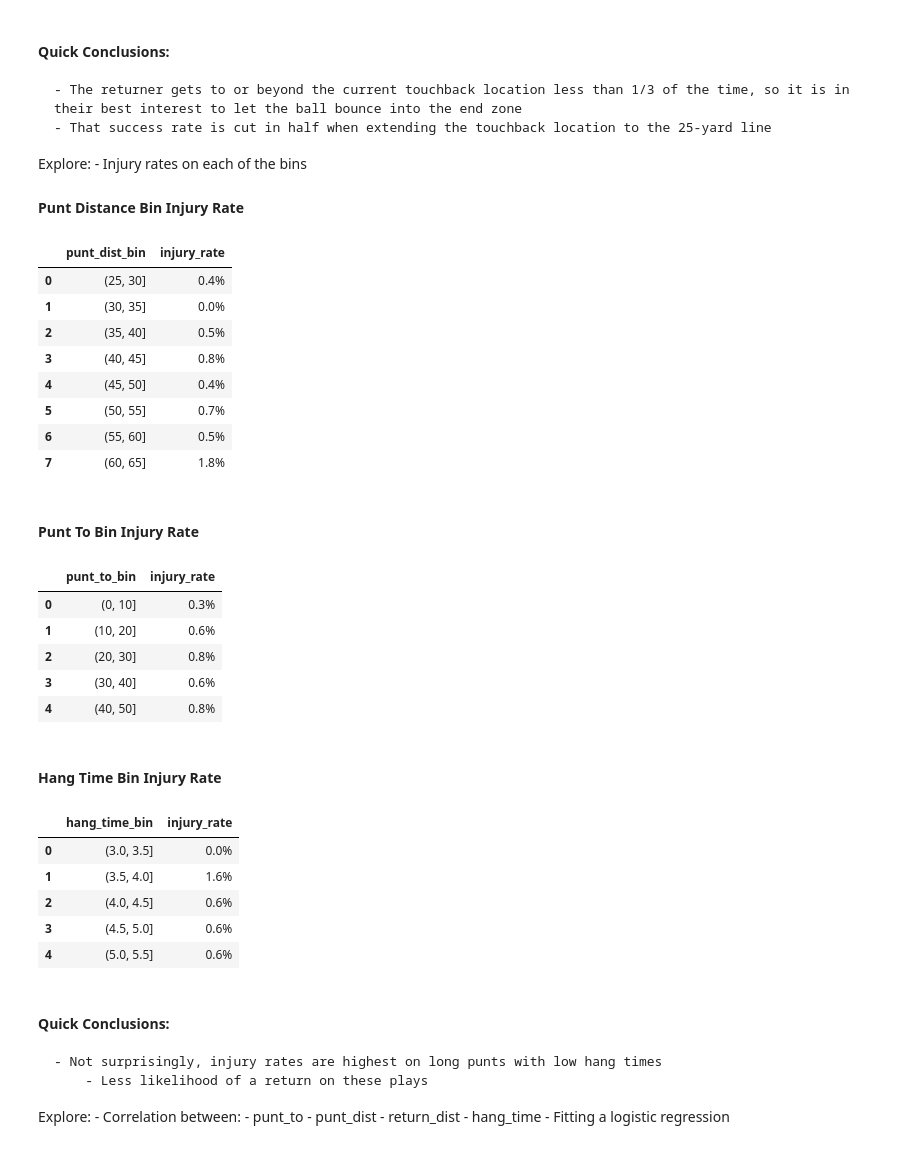
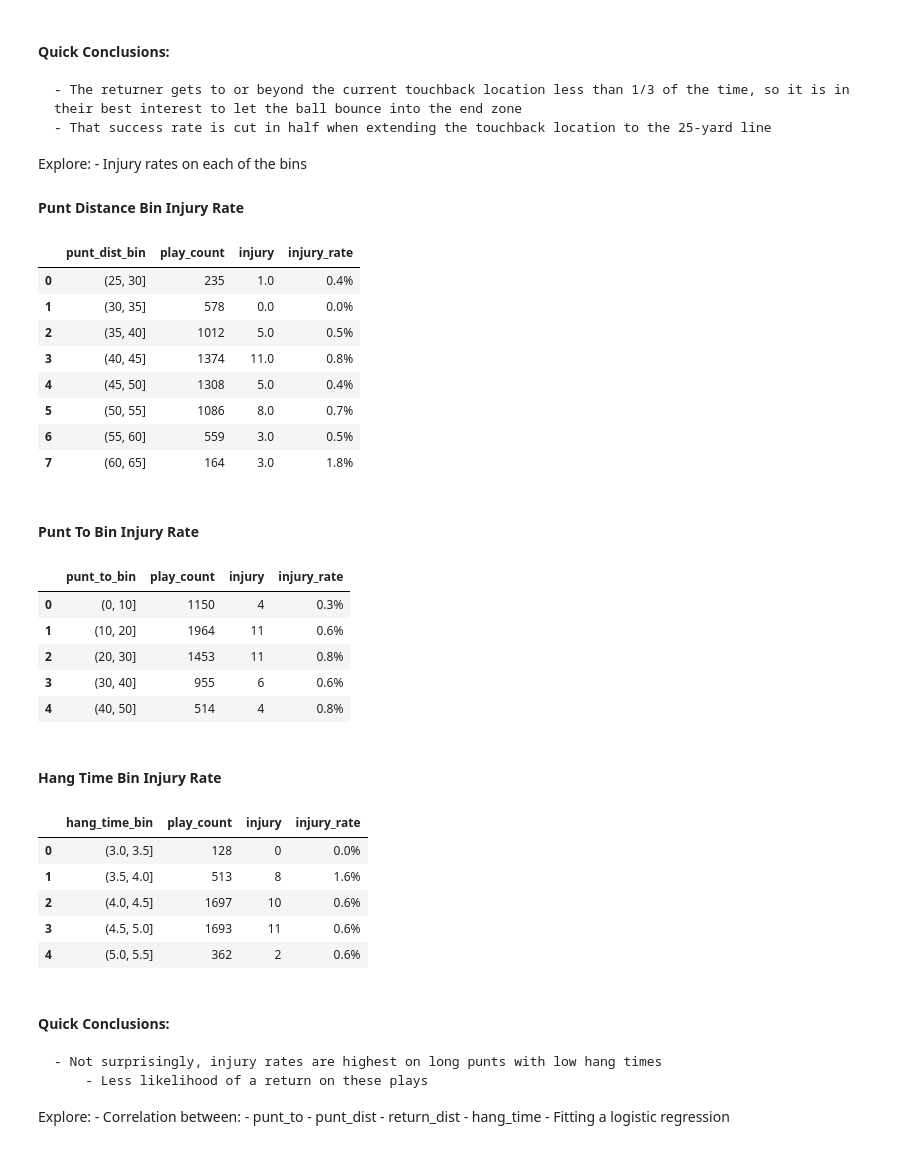
Before and after one commit to mtodisco10/nfl-punt-analytics, a Jupyter notebook: nfl_punt_script.ipynb, the cells around one changed output. Drawn from its saved outputs; the diff is of its cells as text; code cells hidden in the pictures.

```diff
--- a/nfl_punt_script.ipynb
+++ b/nfl_punt_script.ipynb
@@ -1174,27 +1258,27 @@ Explore:
 # %%
 pdd = pdd.merge(video_review[['Season_Year', 'GameKey', 'PlayID', 'GSISID']],
                 how ='left',
                 on = ['Season_Year', 'GameKey', 'PlayID'])
 pdd.rename(columns={'GSISID':'injury'}, inplace=True)
 pdd['injury'] = np.where(pd.notnull(pdd['injury']), 1, 0).astype(int)
 
 punt_dist_grouped = pdd.groupby(['punt_dist_bin'], as_index=False)['injury']\
     .agg({'play_count':'count','injury':sum})
 
 punt_dist_grouped['injury_rate'] = (punt_dist_grouped['injury'] \
                                     / punt_dist_grouped['play_count'] * 100).round(1).astype(str) +'%'
 
-punt_dist_grouped.loc[punt_dist_grouped.play_count > 150].reset_index(drop=True)[['punt_dist_bin', 'injury_rate']]
+punt_dist_grouped.loc[punt_dist_grouped.play_count > 150].reset_index(drop=True)
 # %% [output]
-|  | punt_dist_bin | injury_rate |
-| 0 | (25, 30] | 0.4% |
-| 1 | (30, 35] | 0.0% |
-| 2 | (35, 40] | 0.5% |
-| 3 | (40, 45] | 0.8% |
-| 4 | (45, 50] | 0.4% |
-| 5 | (50, 55] | 0.7% |
-| 6 | (55, 60] | 0.5% |
-| 7 | (60, 65] | 1.8% |
+|  | punt_dist_bin | play_count | injury | injury_rate |
+| 0 | (25, 30] | 235 | 1.0 | 0.4% |
+| 1 | (30, 35] | 578 | 0.0 | 0.0% |
+| 2 | (35, 40] | 1012 | 5.0 | 0.5% |
+| 3 | (40, 45] | 1374 | 11.0 | 0.8% |
+| 4 | (45, 50] | 1308 | 5.0 | 0.4% |
+| 5 | (50, 55] | 1086 | 8.0 | 0.7% |
+| 6 | (55, 60] | 559 | 3.0 | 0.5% |
+| 7 | (60, 65] | 164 | 3.0 | 1.8% |
 # %% [markdown]
 #### Punt To Bin Injury Rate
 # %%
@@ -1203,14 +1287,14 @@ punt_to_grouped = pdd.groupby(['punt_to_bin'], as_index=False)['injury']\
 punt_to_grouped['injury_rate'] = (punt_to_grouped['injury'] \
                                   / punt_to_grouped['play_count'] * 100).round(1).astype(str) +'%'
 
-punt_to_grouped[['punt_to_bin', 'injury_rate']]
+punt_to_grouped
 # %% [output]
-|  | punt_to_bin | injury_rate |
-| 0 | (0, 10] | 0.3% |
-| 1 | (10, 20] | 0.6% |
-| 2 | (20, 30] | 0.8% |
-| 3 | (30, 40] | 0.6% |
-| 4 | (40, 50] | 0.8% |
+|  | punt_to_bin | play_count | injury | injury_rate |
+| 0 | (0, 10] | 1150 | 4 | 0.3% |
+| 1 | (10, 20] | 1964 | 11 | 0.6% |
+| 2 | (20, 30] | 1453 | 11 | 0.8% |
+| 3 | (30, 40] | 955 | 6 | 0.6% |
+| 4 | (40, 50] | 514 | 4 | 0.8% |
 # %% [markdown]
 #### Hang Time Bin Injury Rate
 # %%
@@ -1219,14 +1303,14 @@ hang_time_grouped = pdd.groupby(['hang_time_bin'], as_index=False)['injury']\
 hang_time_grouped['injury_rate'] = (hang_time_grouped['injury'] \
                                   / hang_time_grouped['play_count'] * 100).round(1).astype(str) +'%'
 
-hang_time_grouped[['hang_time_bin', 'injury_rate']]
+hang_time_grouped
 # %% [output]
-|  | hang_time_bin | injury_rate |
-| 0 | (3.0, 3.5] | 0.0% |
-| 1 | (3.5, 4.0] | 1.6% |
-| 2 | (4.0, 4.5] | 0.6% |
-| 3 | (4.5, 5.0] | 0.6% |
-| 4 | (5.0, 5.5] | 0.6% |
+|  | hang_time_bin | play_count | injury | injury_rate |
+| 0 | (3.0, 3.5] | 128 | 0 | 0.0% |
+| 1 | (3.5, 4.0] | 513 | 8 | 1.6% |
+| 2 | (4.0, 4.5] | 1697 | 10 | 0.6% |
+| 3 | (4.5, 5.0] | 1693 | 11 | 0.6% |
+| 4 | (5.0, 5.5] | 362 | 2 | 0.6% |
 # %% [markdown]
 #### Quick Conclusions:
     - Not surprisingly, injury rates are highest on long punts with low hang times
```
Also changed, not shown: parts of 9 cells of this notebook.
